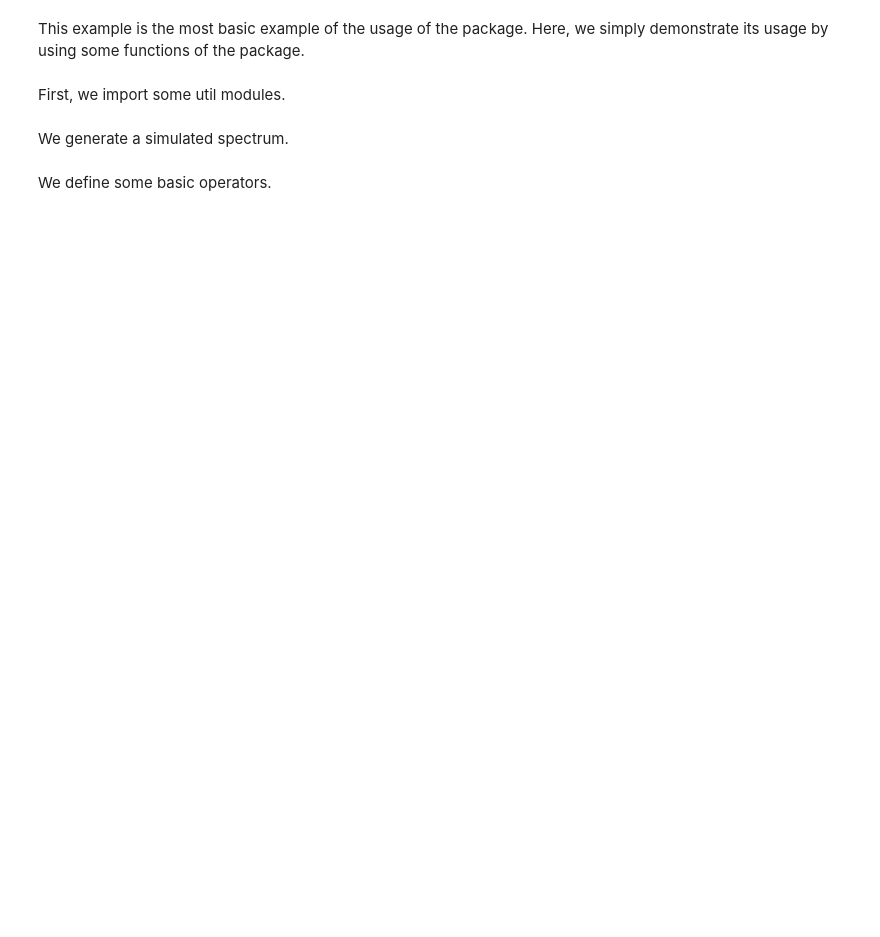
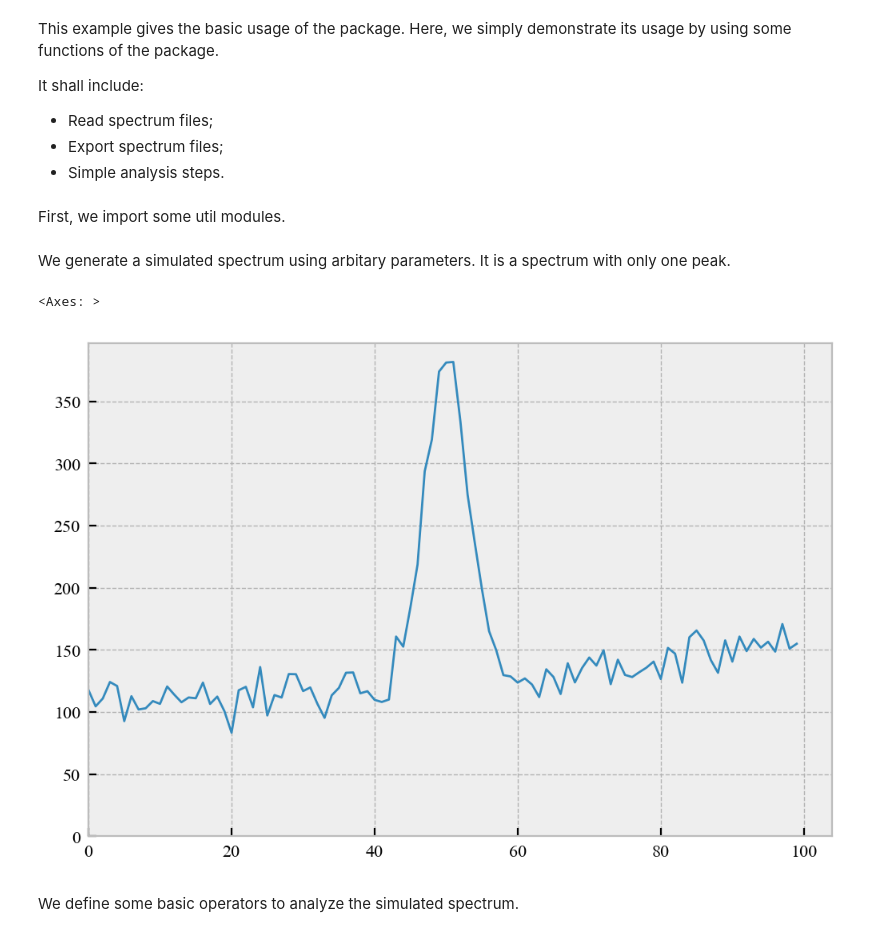
Before and after one commit to thu-inet/Gamut, a Jupyter notebook: examples/example_1.ipynb, the cells around one changed output. Cells and saved outputs as stored; diff of their text form; code cells hidden in the pictures; blank space fills up the shorter version.

Commit message:
add new example files: example_1.ipynb and example_2.ipynb

```diff
--- a/examples/example_1.ipynb
+++ b/examples/example_1.ipynb
@@ -1,6 +1,10 @@
 # %% [markdown]
-This example is the most basic example of the usage of the package.
-Here, we simply demonstrate its usage by using some functions of the package.
+This example gives the basic usage of the package. Here, we simply demonstrate its usage by using some functions of the package.
+
+It shall include:
+- Read spectrum files;
+- Export spectrum files;
+- Simple analysis steps.
 # %% [markdown]
 First, we import some util modules.
 # %%
@@ -18,2 +20,2 @@ from gamut.Spectrum import Spectrum, SimulatedSpectrum
 # %% [markdown]
-We generate a simulated spectrum.
+We generate a simulated spectrum using arbitary parameters. It is a spectrum with only one peak.
@@ -22,3 +22,9 @@ simu = Spectrum.SimulatedSpectrum()
+# %%
+simulated = SimulatedSpectrum(base_intensity=100, base_amplitude=50)
+simulated.plot()
+# %% [output]
+<Axes: >
+[figure, added]
 # %% [markdown]
-We define some basic operators.
+We define some basic operators to analyze the simulated spectrum.
 # %%
```
Also changed, not shown: parts of 13 cells of this notebook, 5 other files.
